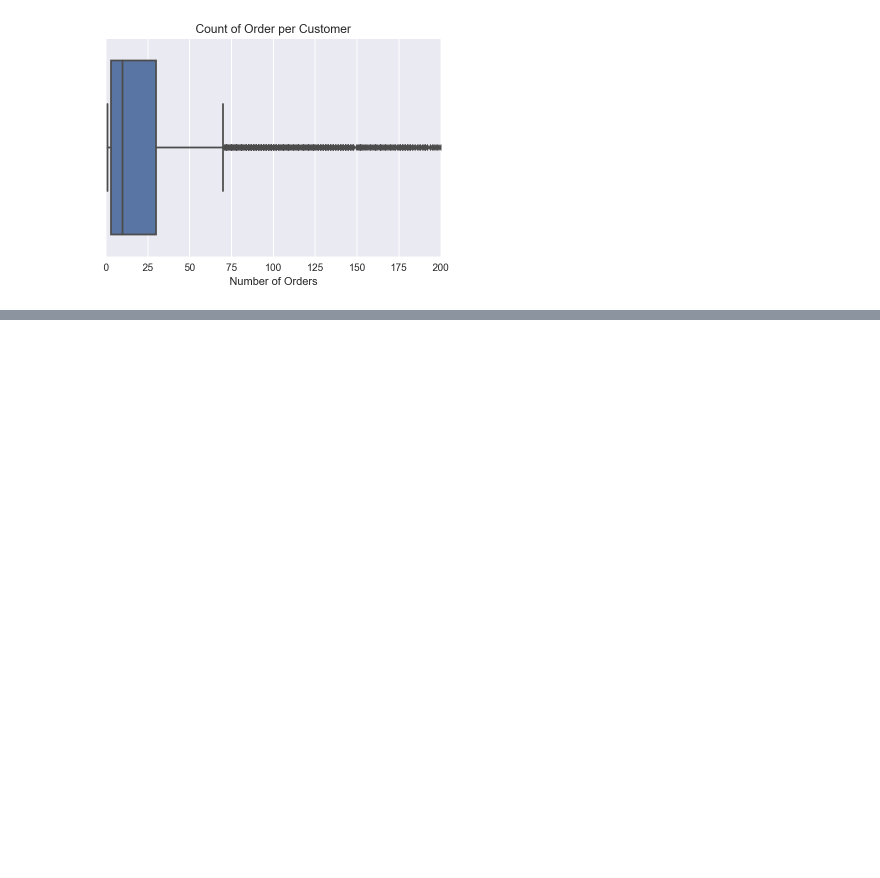
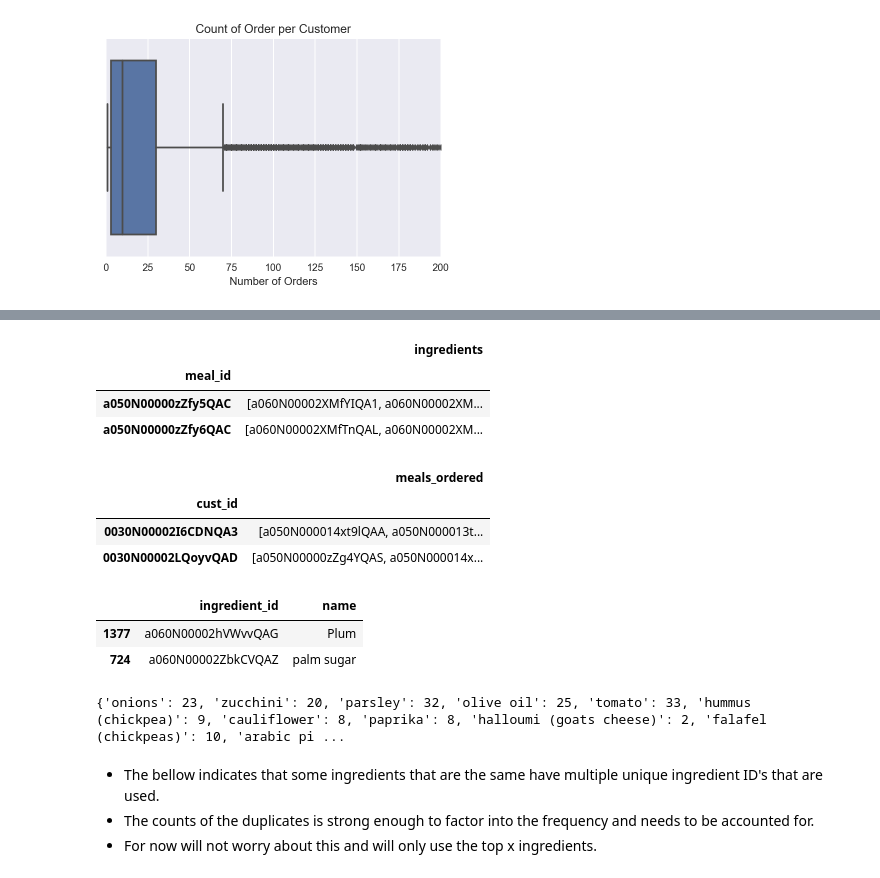
Before and after one commit to noahschumacher/smunch-user-food-analysis, a Jupyter notebook: eda/eda1.ipynb, the cells around one changed output, grey strips where cells are left out. Drawn from its saved outputs; the diff is of its cells as text; code cells hidden in the pictures; blank space fills up the shorter version.

```diff
--- a/eda/eda1.ipynb
+++ b/eda/eda1.ipynb
@@ -141,0 +135,28 @@ ing_frequency.sample(4)
+# %%
+## Creating orders dataframe with userid and list of meals ordered
+orders_grouped = pd.DataFrame(orders.groupby('cust_id')['meal_id'].apply(list))
+orders_grouped.columns = ['meals_ordered']
+
+
+## Grouping table for the meal ingredients
+meal_ingrds_grouped = pd.DataFrame(meal_ingrds.groupby('meal_id')['ingredient_id'].apply(list))
+meal_ingrds_grouped.columns = ['ingredients']
+meal_ingrds_grouped.head(2)
+# %% [output]
+|  | ingredients |
+| meal_id |  |
+| a050N00000zZfy5QAC | [a060N00002XMfYIQA1, a060N00002XM... |
+| a050N00000zZfy6QAC | [a060N00002XMfTnQAL, a060N00002XM... |
+# %%
+orders_grouped.head(2)
+# %% [output]
+|  | meals_ordered |
+| cust_id |  |
+| 0030N00002I6CDNQA3 | [a050N000014xt9lQAA, a050N000013t... |
+| 0030N00002LQoyvQAD | [a050N00000zZg4YQAS, a050N000014x... |
+# %%
+ingrds.sample(2)
+# %% [output]
+|  | ingredient_id | name |
+| 1377 | a060N00002hVWvvQAG | Plum |
+| 724 | a060N00002ZbkCVQAZ | palm sugar |
@@ -141,0 +166,23 @@ ing_frequency.sample(4)
+# %%
+## Getting frequency for one user...
+cust_meals = orders_grouped.loc['0030N00002LQqfCQAT'].values[0]
+cust_meals
+
+ingr_dic = {}
+for meal in cust_meals:
+    ingrs = meal_ingrds_grouped.loc[meal].values[0]
+
+    for ing in ingrs:
+        name = ingrds.loc[ingrds.ingredient_id == ing, :].name.values[0].lower()
+        if name in ingr_dic:
+            ingr_dic[name] += 1
+        else:
+            ingr_dic[name] = 1
+
+print(ingr_dic)
+# %% [output]
+{'onions': 23, 'zucchini': 20, 'parsley': 32, 'olive oil': 25, 'tomato': 33, 'hummus (chickpea)': 9, 'cauliflower': 8, 'paprika': 8, 'halloumi (goats cheese)': 2, 'falafel (chickpeas)': 10, 'arabic pi ...
+# %% [markdown]
+* The bellow indicates that some ingredients that are the same have multiple unique ingredient ID's that are used.
+* The counts of the duplicates is strong enough to factor into the frequency and needs to be accounted for.
+* For now will not worry about this and will only use the top x ingredients.
```
Also changed, not shown: parts of 17 cells of this notebook.
